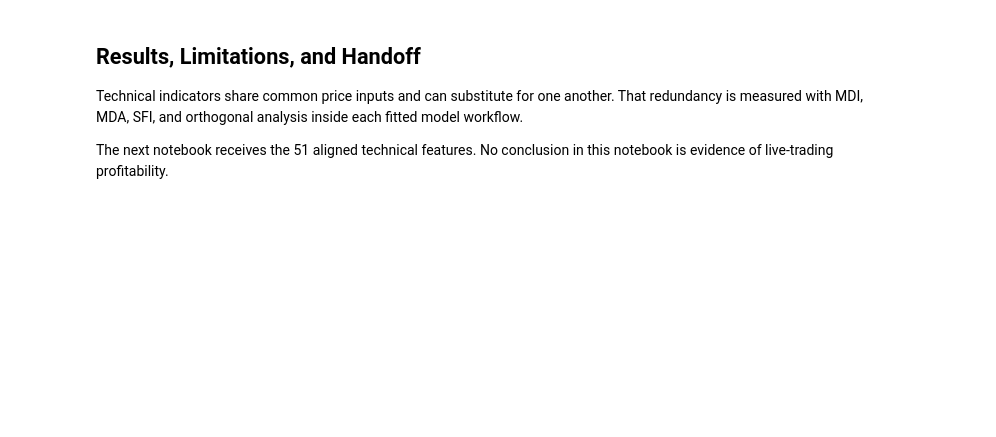
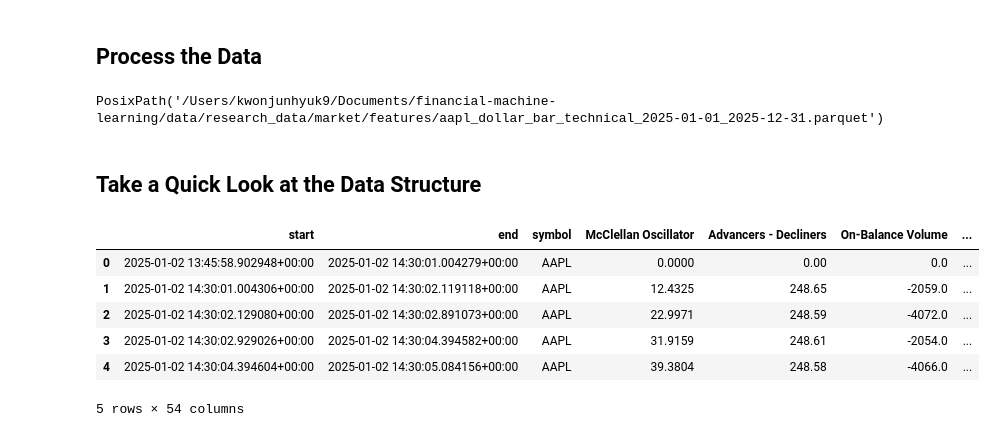
Before and after one commit to kwonjunhyuk9/financial-machine-learning, a Jupyter notebook: notebooks/data_preprocessing/market_technical_indicators.ipynb, the cells around one changed output. Saved outputs shown, nothing was run; the diff lists cells and outputs as text; code cells hidden in the pictures; blank space fills up the shorter version.

```diff
--- a/notebooks/data_preprocessing/market_technical_indicators.ipynb
+++ b/notebooks/data_preprocessing/market_technical_indicators.ipynb
@@ -23,43 +5,50 @@ The notebook checks feature alignment and completeness only. Model-specific comp
+# %% [markdown]
+## Process the Data
 # %%
 from pathlib import Path
 
+import matplotlib.pyplot as plt
+import numpy as np
 import pandas as pd
-from IPython.display import display
+
+from src.data_preprocessing.market_technical_indicators import (
+    save_market_technical_indicators,
+)
 
 PROJECT_ROOT = Path.cwd().resolve().parents[1]
 feature_dir = PROJECT_ROOT / "data/research_data/market/features"
 period = "2025-01-01_2025-12-31"
-dollar_path = feature_dir / f"aapl_dollar_bar_{period}.parquet"
+dollar_bar_path = feature_dir / f"aapl_dollar_bar_{period}.parquet"
 technical_path = feature_dir / f"aapl_dollar_bar_technical_{period}.parquet"
 
-dollar_bars = pd.read_parquet(dollar_path)[["start", "end", "symbol"]]
-technical = pd.read_parquet(technical_path)
+if not technical_path.is_file():
+    save_market_technical_indicators(
+        data_path=dollar_bar_path,
+        window=14,
+        output_path=technical_path,
+    )
+
+technical_features = pd.read_parquet(technical_path)
 identifier_columns = ["start", "end", "symbol"]
-feature_columns = [column for column in technical.columns if column not in identifier_columns]
-
+feature_columns = [
+    column for column in technical_features.columns
+    if column not in identifier_columns
+]
+assert technical_features.columns[:3].tolist() == identifier_columns
 assert len(feature_columns) == 51
-assert technical["symbol"].eq("AAPL").all()
-assert technical["end"].equals(dollar_bars["end"])
-missing_by_feature = technical[feature_columns].isna().sum()
-assert missing_by_feature.lt(len(technical)).all()
-
-families = pd.Series(
-    {
-        "breadth": 6,
-        "momentum": 18,
-        "overlap": 15,
-        "volatility": 12,
-    },
-    name="feature_count",
-)
-assert families.sum() == len(feature_columns)
-
-display(families.to_frame())
-display(missing_by_feature[missing_by_feature.gt(0)].sort_values(ascending=False).to_frame("missing_rows"))
-display(technical[identifier_columns + feature_columns[:5]].head())
+assert technical_features["symbol"].eq("AAPL").all()
+technical_path
+# %% [output]
+PosixPath('/Users/kwonjunhyuk9/Documents/financial-machine-learning/data/research_data/market/features/aapl_dollar_bar_technical_2025-01-01_2025-12-31.parquet')
-# %% [markdown]
-## Results, Limitations, and Handoff
-
-Technical indicators share common price inputs and can substitute for one another. That redundancy is measured with MDI, MDA, SFI, and orthogonal analysis inside each fitted model workflow.
-
-The next notebook receives the 51 aligned technical features. No conclusion in this notebook is evidence of live-trading profitability.
+# %% [markdown]
+## Take a Quick Look at the Data Structure
+# %%
+technical_features.head()
+# %% [output]
+|  | start | end | symbol | McClellan Oscillator | Advancers - Decliners | On-Balance Volume | ... |
+| 0 | 2025-01-02 13:45:58.902948+00:00 | 2025-01-02 14:30:01.004279+00:00 | AAPL | 0.0000 | 0.00 | 0.0 | ... |
+| 1 | 2025-01-02 14:30:01.004306+00:00 | 2025-01-02 14:30:02.119118+00:00 | AAPL | 12.4325 | 248.65 | -2059.0 | ... |
+| 2 | 2025-01-02 14:30:02.129080+00:00 | 2025-01-02 14:30:02.891073+00:00 | AAPL | 22.9971 | 248.59 | -4072.0 | ... |
+| 3 | 2025-01-02 14:30:02.929026+00:00 | 2025-01-02 14:30:04.394582+00:00 | AAPL | 31.9159 | 248.61 | -2054.0 | ... |
+| 4 | 2025-01-02 14:30:04.394604+00:00 | 2025-01-02 14:30:05.084156+00:00 | AAPL | 39.3804 | 248.58 | -4066.0 | ... |
+5 rows × 54 columns
```
Also changed, not shown: parts of 7 cells of this notebook, 18 other files.
